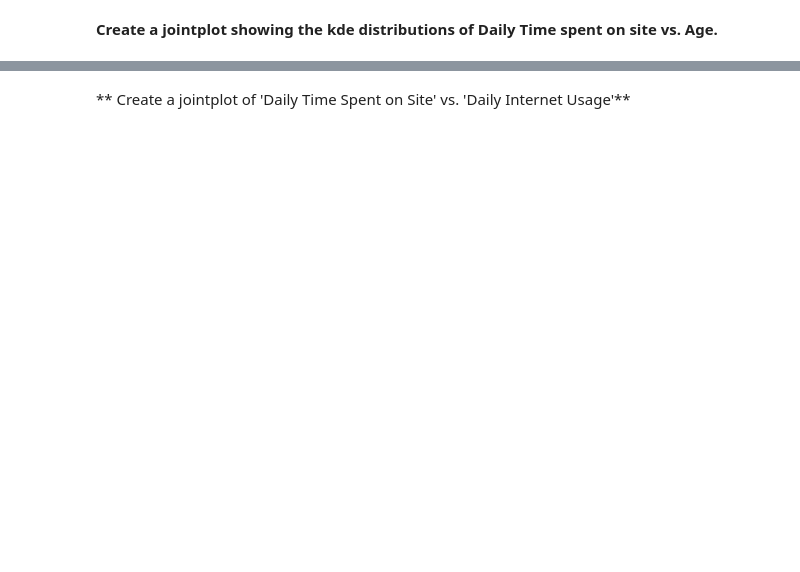
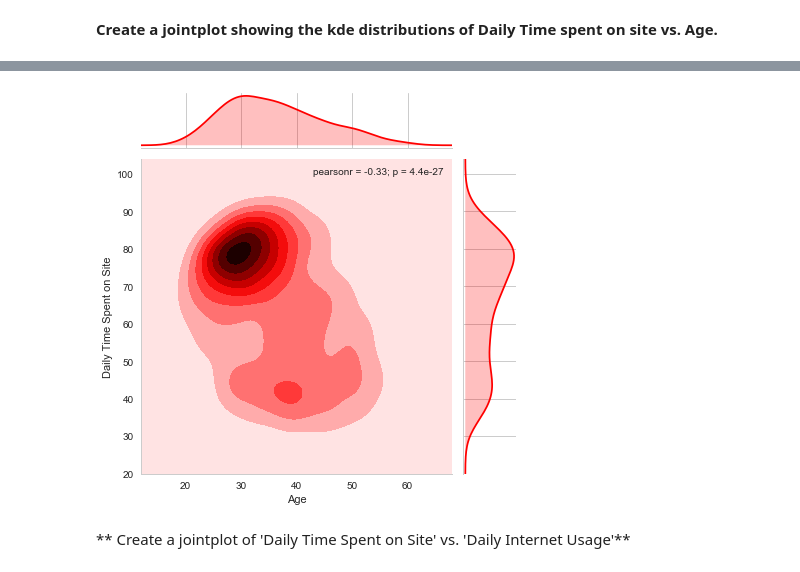
Before and after one commit to tyonas9/Logistic-Regression-ML-Model, a Jupyter notebook: Logistic Regression Project .ipynb, the cells around one changed output, grey strips where cells are left out. Drawn from its saved outputs; the diff is of its cells as text; code cells hidden in the pictures; blank space fills up the shorter version.

```diff
--- a/Logistic Regression Project .ipynb
+++ b/Logistic Regression Project .ipynb
@@ -101,2 +104,6 @@ Try recreating the plots shown below!
+# %%
+sns.jointplot(x='Age',y='Daily Time Spent on Site',data=ad_data,color='red',kind='kde');
+# %% [output]
+[figure, added]
 # %% [markdown]
 ** Create a jointplot of 'Daily Time Spent on Site' vs. 'Daily Internet Usage'**
```
Also changed, not shown: parts of 13 cells of this notebook.
